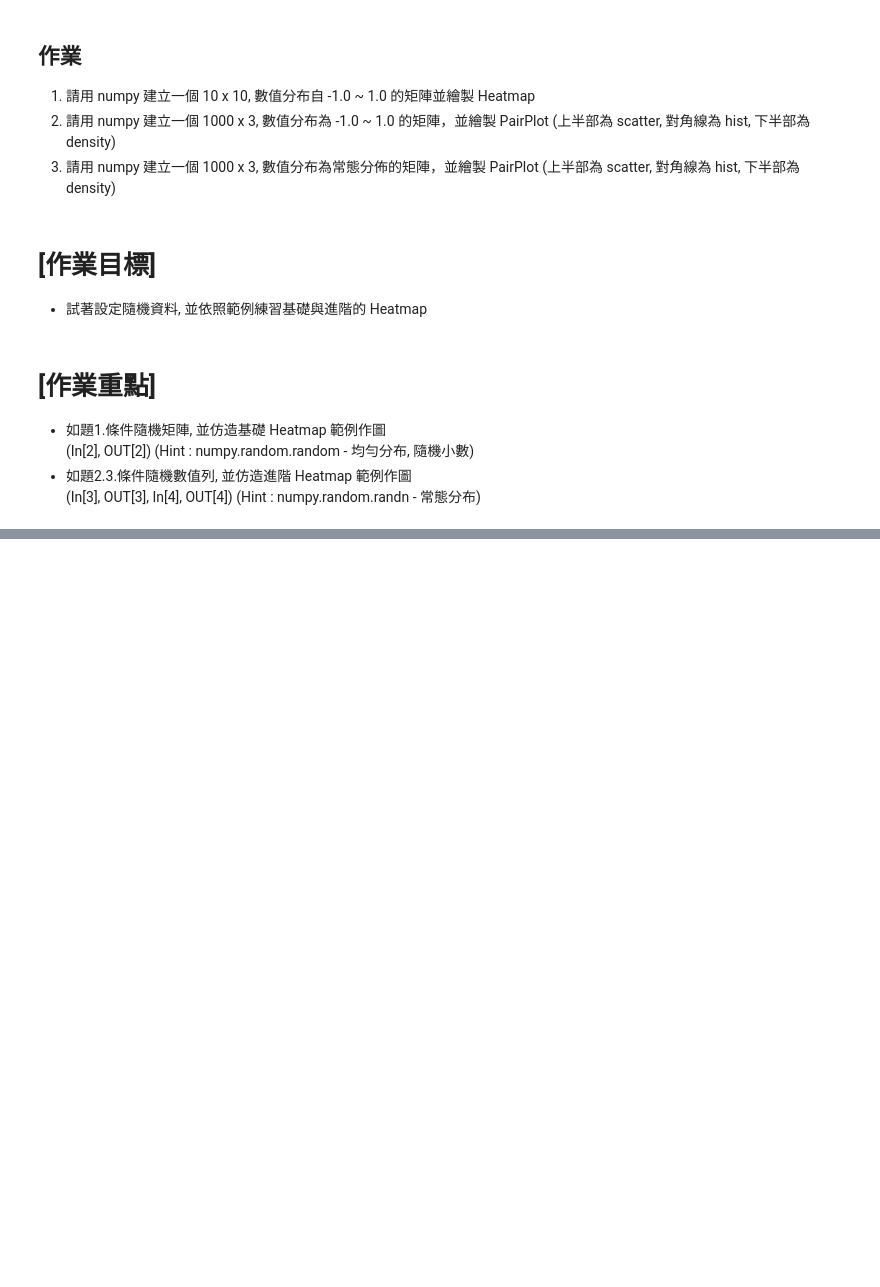
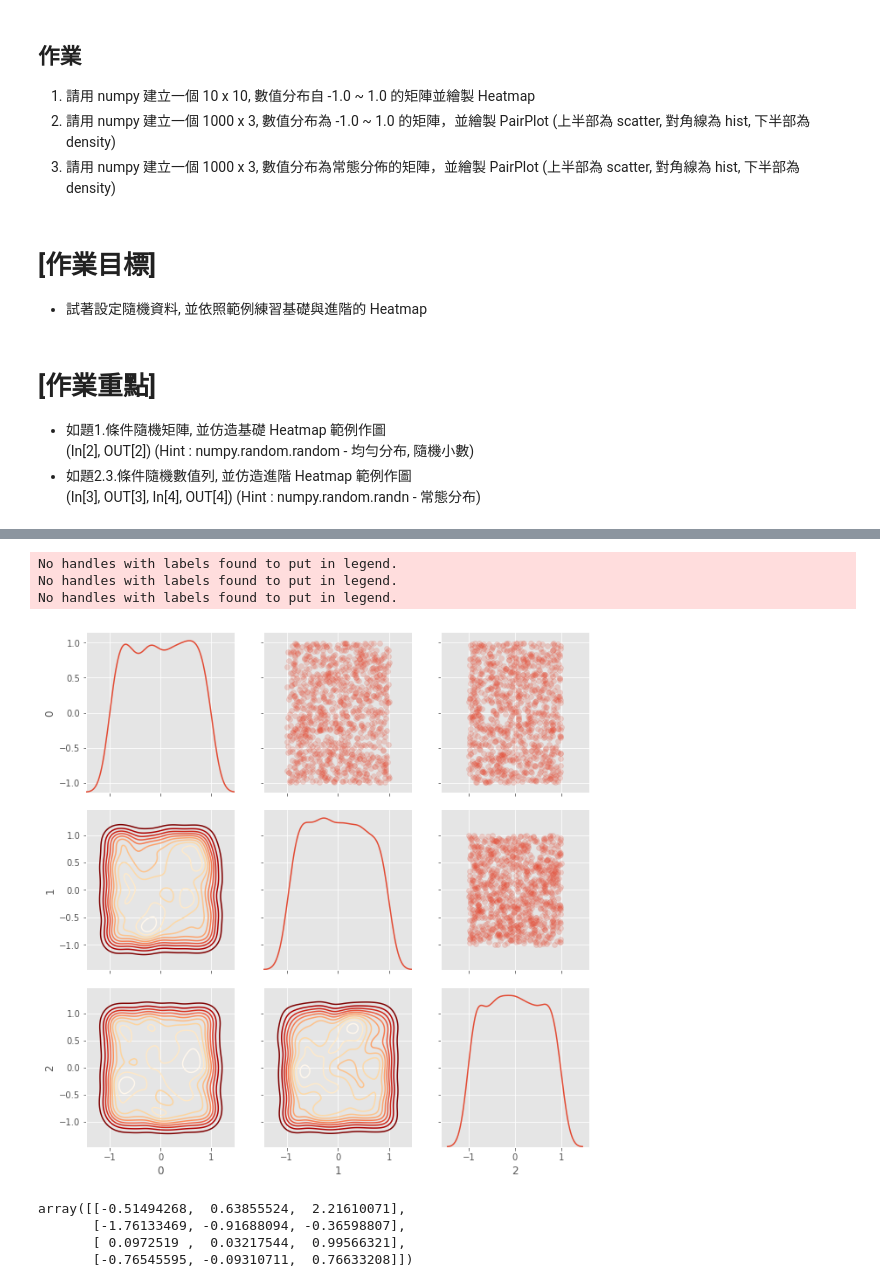
Before and after one commit to HAO-HSIANG1/2nd-ML100Days, a Jupyter notebook: homework/Day_015_HW.ipynb, the cells around one changed output, grey strips where cells are left out. Saved outputs shown, nothing was run; the diff lists cells and outputs as text; code cells hidden in the pictures; blank space fills up the shorter version.

```diff
--- a/homework/Day_015_HW.ipynb
+++ b/homework/Day_015_HW.ipynb
@@ -41,26 +66,39 @@ plt.show()
 # %%
 nrow = 1000
 ncol = 3
 """
 Your Code Here
 """
-matrix =
+matrix = (np.random.random((nrow,ncol))-0.5)*2
 
 # 隨機給予 0, 1, 2 三種標籤
 indice = np.random.choice([0,1,2], size=nrow)
 plot_data = pd.DataFrame(matrix, indice)
 
 # 繪製 seborn 進階 Heatmap
 grid = sns.PairGrid(data = plot_data, size = 3, diag_sharey=False)
 """
 Your Code Here
 Please replace "..." to correct plot function
 """
-grid.map_upper(... , alpha = 0.2)
-grid.map_diag(... )
-grid.map_lower(... , cmap = plt.cm.OrRd_r)
+grid.map_upper(plt.scatter , alpha = 0.2)
+grid.map_diag(sns.kdeplot )
+grid.map_lower(sns.kdeplot , cmap = plt.cm.OrRd_r)
 
 plt.show()
+# %% [output]
+No handles with labels found to put in legend.
+No handles with labels found to put in legend.
+No handles with labels found to put in legend.
+[figure, added]
+# %%
+matrix = np.random.randn(4*3).reshape((4,3))
+matrix
+# %% [output]
+array([[-0.51494268,  0.63855524,  2.21610071],
+       [-1.76133469, -0.91688094, -0.36598807],
+       [ 0.0972519 ,  0.03217544,  0.99566321],
+       [-0.76545595, -0.09310711,  0.76633208]])
 # %%
 nrow = 1000
 ncol = 3
```
Also changed, not shown: parts of 3 cells of this notebook.
